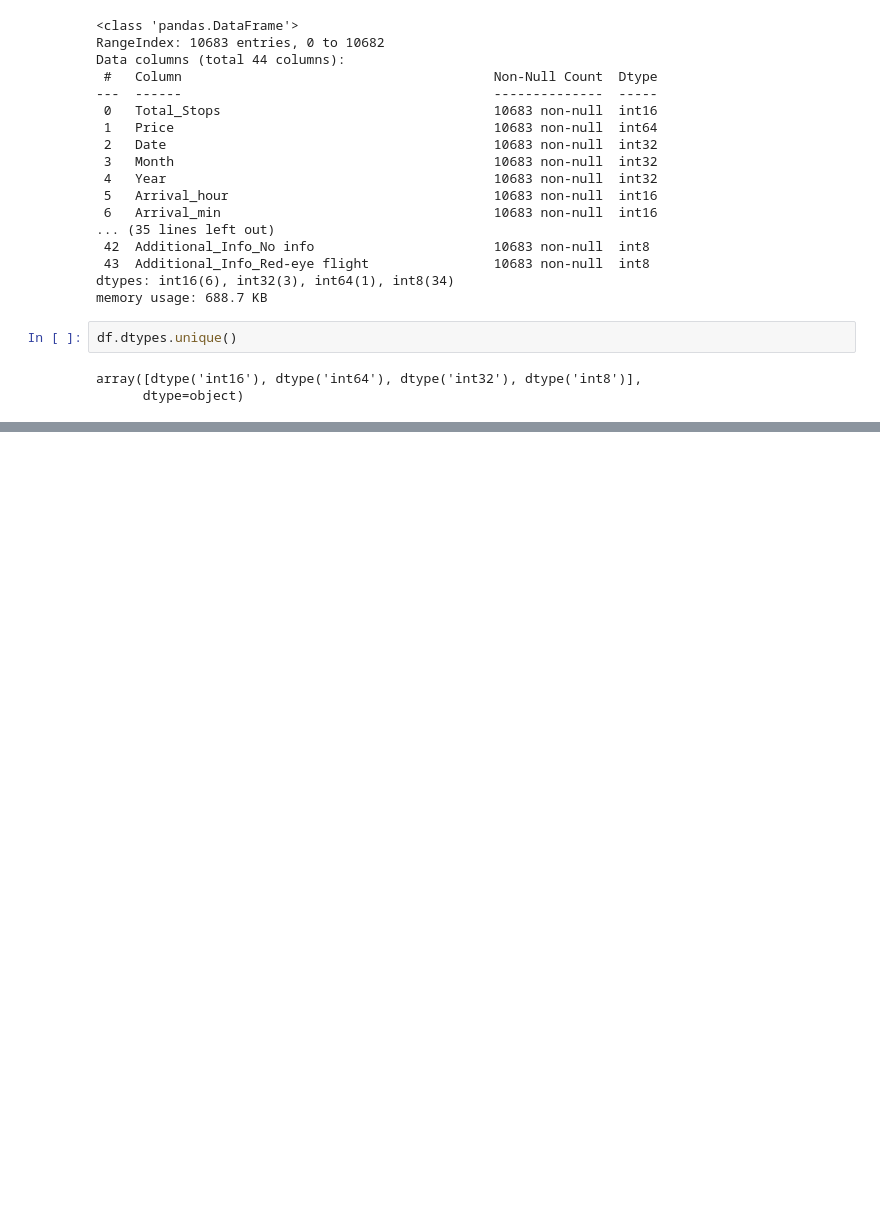
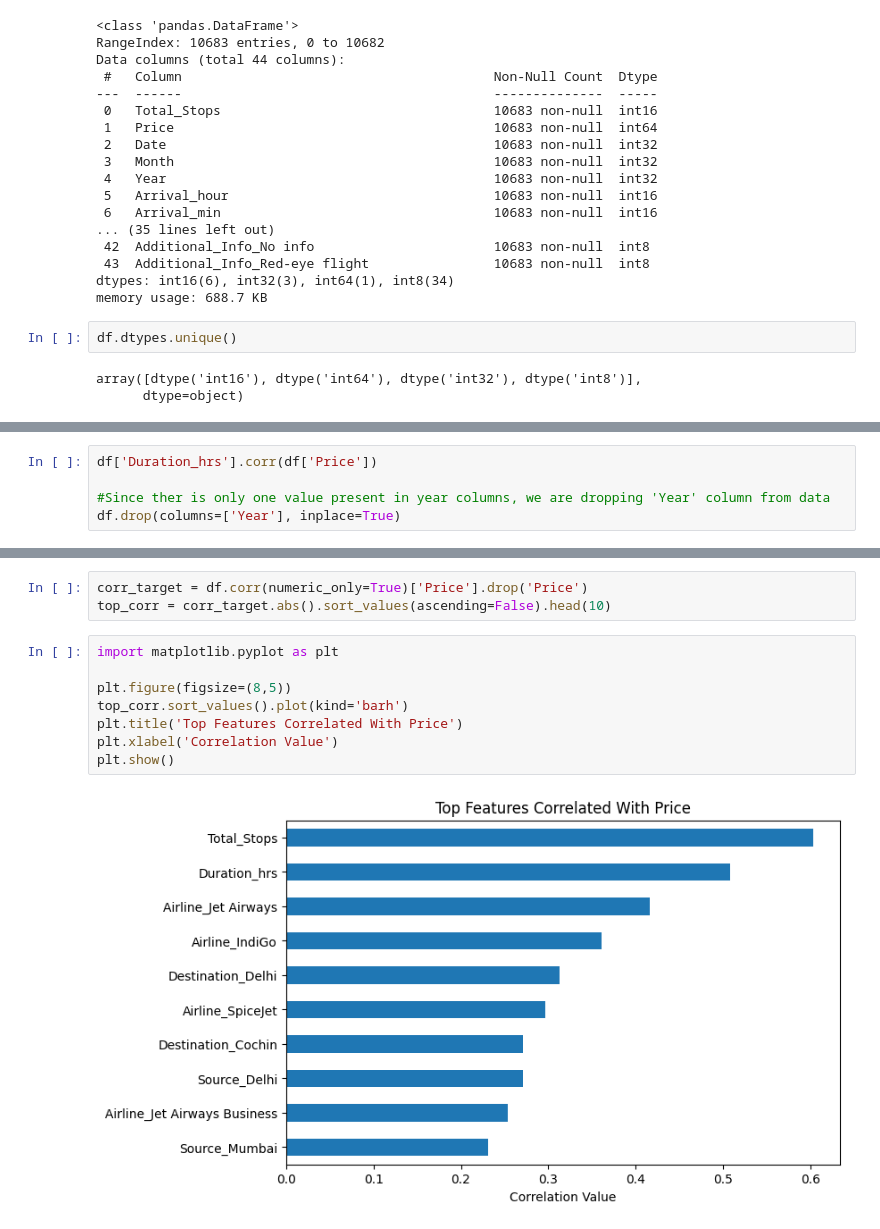
Before and after one commit to sushant5320/EDA, a Jupyter notebook: flight_price_prediction/Flight _price.ipynb, the cells around one changed output, grey strips where cells are left out. Saved outputs shown, nothing was run; the diff lists cells and outputs as text; blank space fills up the shorter version.

Commit message:
Flight_price_ML

```diff
--- a/flight_price_prediction/Flight _price.ipynb
+++ b/flight_price_prediction/Flight _price.ipynb
@@ -420,0 +423,5 @@ array([dtype('int16'), dtype('int64'), dtype('int32'), dtype('int8')],
+# %%
+df['Duration_hrs'].corr(df['Price'])
+
+#Since ther is only one value present in year columns, we are dropping 'Year' column from data
+df.drop(columns=['Year'], inplace=True)
@@ -420,0 +448,13 @@ array([dtype('int16'), dtype('int64'), dtype('int32'), dtype('int8')],
+# %%
+corr_target = df.corr(numeric_only=True)['Price'].drop('Price')
+top_corr = corr_target.abs().sort_values(ascending=False).head(10)
+# %%
+import matplotlib.pyplot as plt
+
+plt.figure(figsize=(8,5))
+top_corr.sort_values().plot(kind='barh')
+plt.title('Top Features Correlated With Price')
+plt.xlabel('Correlation Value')
+plt.show()
+# %% [output]
+[figure, added]
```
Also changed, not shown: parts of 36 cells of this notebook.
